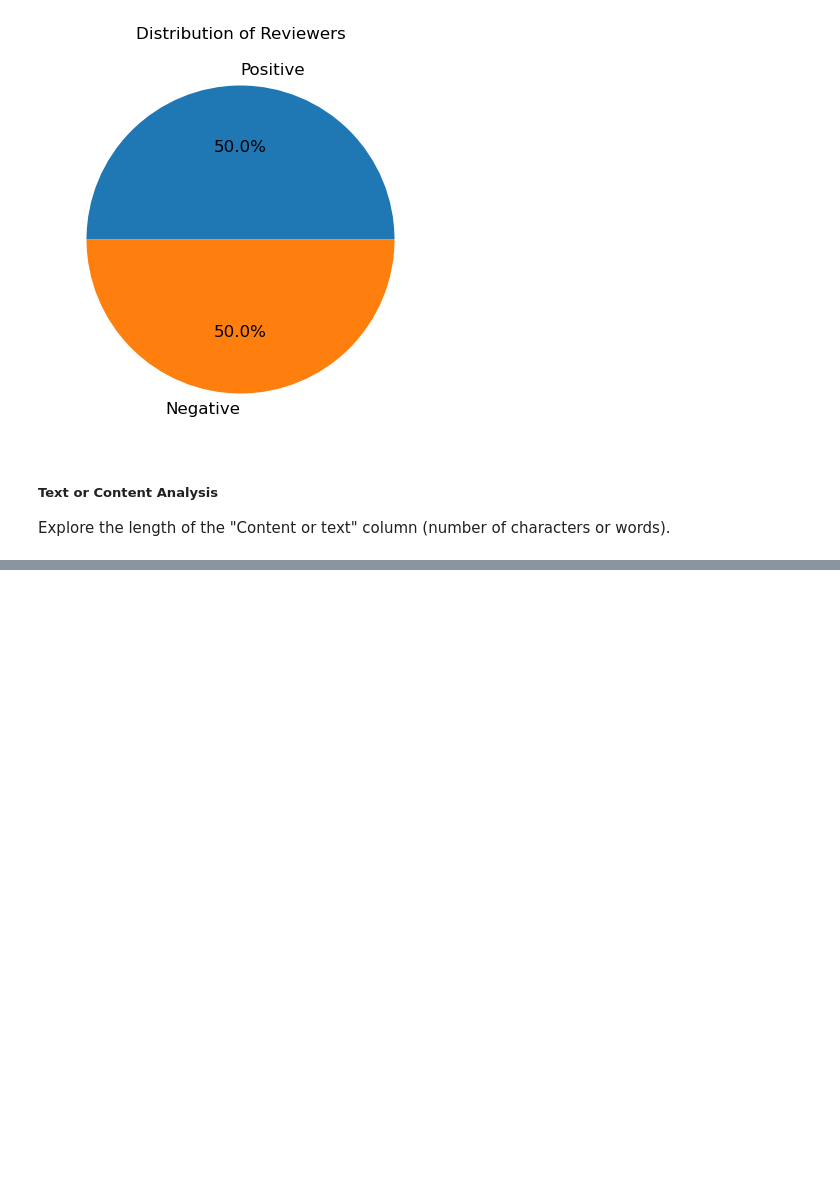
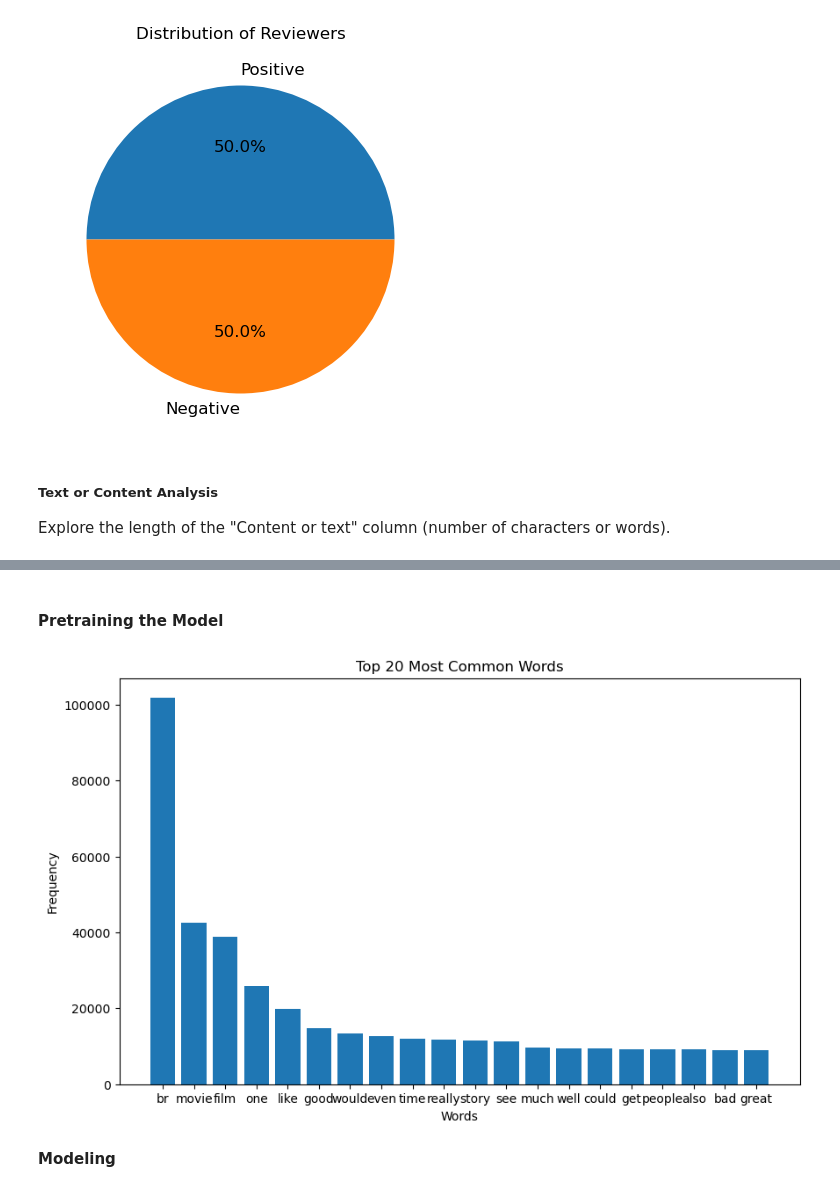
Before and after one commit to Ysafi1/Movie_Review_Sentiment_Classification, a Jupyter notebook: dev/movie.ipynb, the cells around one changed output, grey strips where cells are left out. Saved outputs shown, nothing was run; the diff lists cells and outputs as text; code cells hidden in the pictures; blank space fills up the shorter version.

```diff
--- a/dev/movie.ipynb
+++ b/dev/movie.ipynb
@@ -157,0 +173,29 @@ LookupError:
+# %% [markdown]
+#### Pretraining the Model
+# %%
+# Define stop_words outside the function
+stop_words = set(stopwords.words('english'))
+# %%
+def preprocess_text(text):
+    words = word_tokenize(text)
+    words = [word.lower() for word in words if word.isalpha() and word.lower() not in stop_words]
+    return words
+# %%
+df_train['processed_content'] = df_train['content'].apply(preprocess_text)
+# %%
+# Word frequency analysis
+all_words = [word for words in df_train['processed_content'] for word in words]
+freq_dist = FreqDist(all_words)
+
+# Plot the top N most common words
+top_words = freq_dist.most_common(20)
+plt.figure(figsize=(10, 6))
+plt.bar([word[0] for word in top_words], [word[1] for word in top_words])
+plt.title('Top 20 Most Common Words')
+plt.xlabel('Words')
+plt.ylabel('Frequency')
+plt.show()
+# %% [output]
+[figure, added]
+# %% [markdown]
+**Modeling**
```
Also changed, not shown: parts of 5 cells of this notebook.
